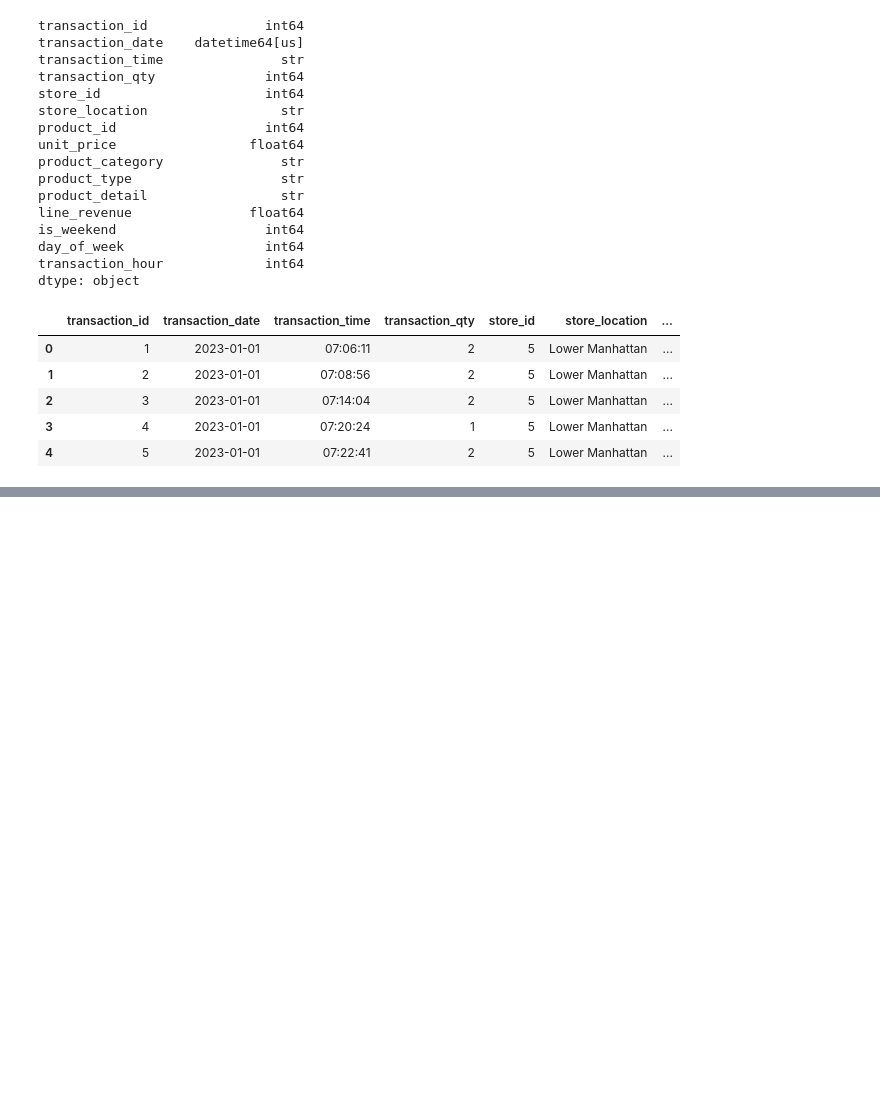
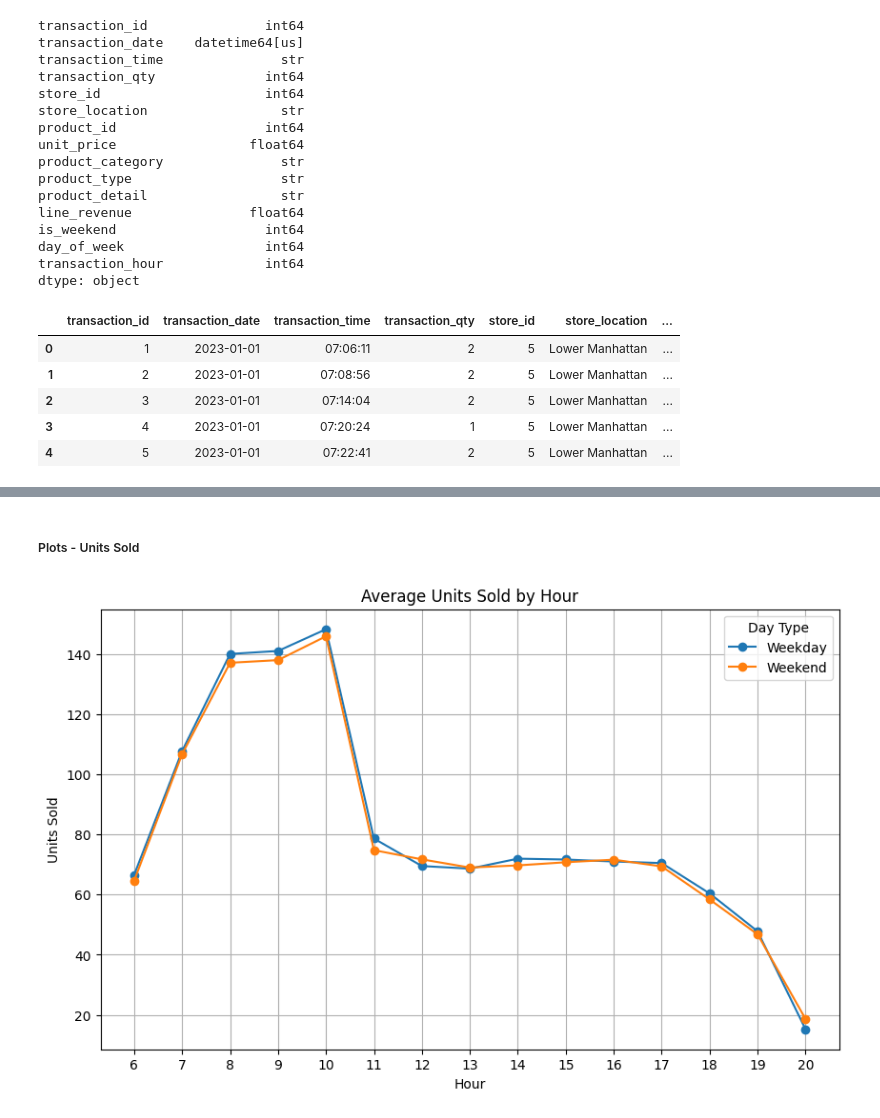
Before and after one commit to davidsaridakis/coffee-shop-analytics, a Jupyter notebook: notebooks/exploratory_analysis.ipynb, the cells around one changed output, grey strips where cells are left out. Drawn from its saved outputs; the diff is of its cells as text; code cells hidden in the pictures; blank space fills up the shorter version.

```diff
--- a/notebooks/exploratory_analysis.ipynb
+++ b/notebooks/exploratory_analysis.ipynb
@@ -81,0 +159,37 @@ Name: line_revenue, Length: 105, dtype: float64
+# %% [markdown]
+##### Plots - Units Sold
+# %%
+# Aggregate data
+daily_units_sold = (
+    df.groupby(['transaction_date', 'transaction_hour', 'is_weekend'])['transaction_qty']
+    .sum()
+)
+# Normalise data for fair comparison
+avg_hourly_units_sold = (
+    daily_units_sold.groupby(['transaction_hour', 'is_weekend'])
+    .mean()
+    .unstack()
+    .sort_index()
+)
+
+# Rename columns
+avg_hourly_units_sold.columns = ['Weekday', 'Weekend']
+
+# Plot
+avg_hourly_units_sold.plot(
+    kind='line',
+    figsize=(10,6),
+    marker='o'
+)
+
+plt.title("Average Units Sold by Hour")
+plt.xlabel('Hour')
+plt.ylabel('Units Sold')
+
+plt.grid(True)
+plt.legend(title='Day Type')
+plt.xticks(avg_hourly_units_sold.index)
+
+plt.show()
+# %% [output]
+[figure, added]
```
Also changed, not shown: parts of 32 cells of this notebook.
